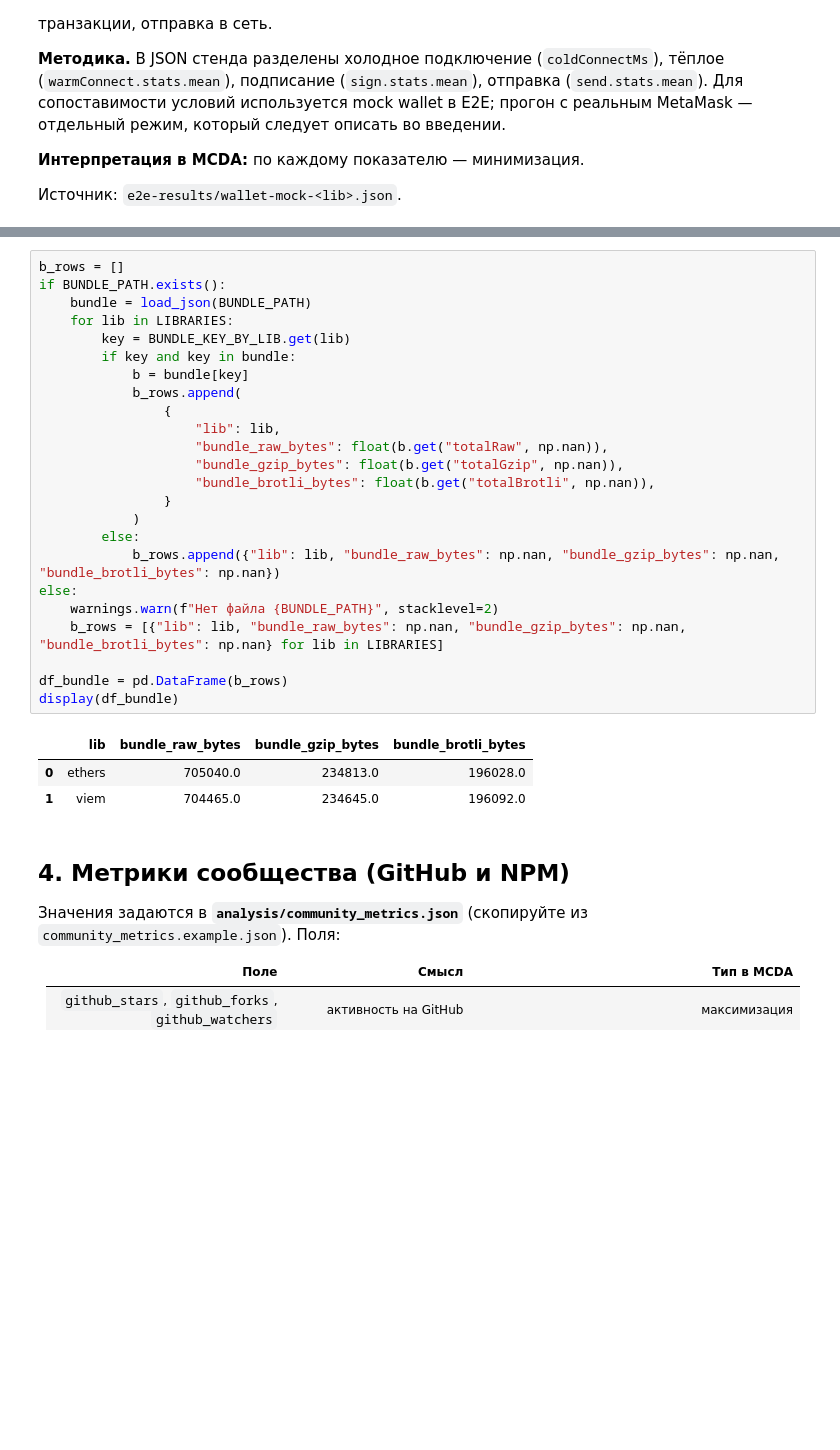
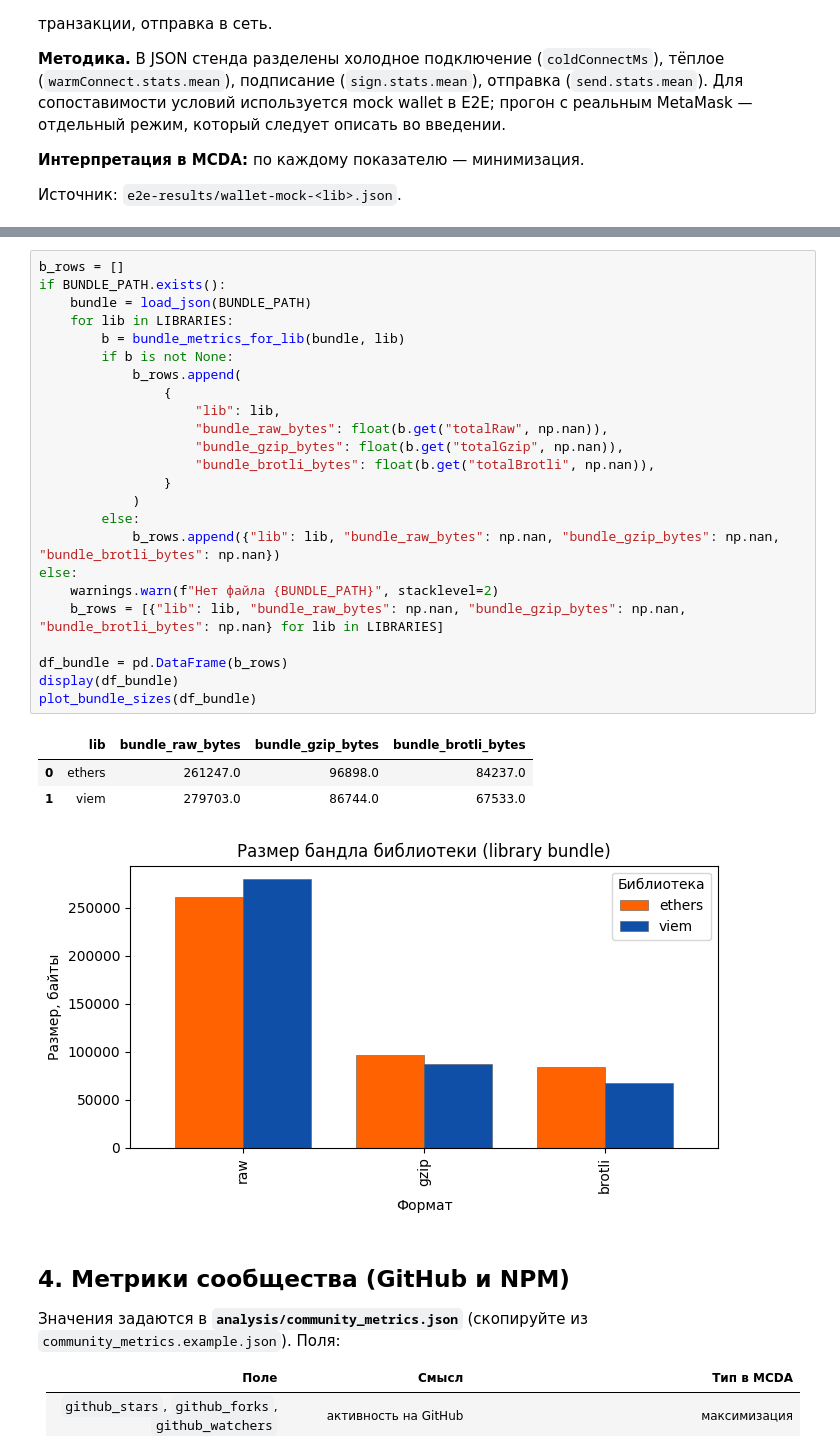
Before and after one commit to aka-Steam/web3libs, a Jupyter notebook: analysis/vkr_metrics_chapter.ipynb, the cells around one changed output, grey strips where cells are left out. Drawn from its saved outputs; the diff is of its cells as text; blank space fills up the shorter version.

Commit message:
feat: add graphics

```diff
--- a/analysis/vkr_metrics_chapter.ipynb
+++ b/analysis/vkr_metrics_chapter.ipynb
@@ -227,31 +404,32 @@ display(df_wallet)
 # %%
 b_rows = []
 if BUNDLE_PATH.exists():
     bundle = load_json(BUNDLE_PATH)
     for lib in LIBRARIES:
-        key = BUNDLE_KEY_BY_LIB.get(lib)
-        if key and key in bundle:
-            b = bundle[key]
+        b = bundle_metrics_for_lib(bundle, lib)
+        if b is not None:
             b_rows.append(
                 {
                     "lib": lib,
                     "bundle_raw_bytes": float(b.get("totalRaw", np.nan)),
                     "bundle_gzip_bytes": float(b.get("totalGzip", np.nan)),
                     "bundle_brotli_bytes": float(b.get("totalBrotli", np.nan)),
                 }
             )
         else:
             b_rows.append({"lib": lib, "bundle_raw_bytes": np.nan, "bundle_gzip_bytes": np.nan, "bundle_brotli_bytes": np.nan})
 else:
     warnings.warn(f"Нет файла {BUNDLE_PATH}", stacklevel=2)
     b_rows = [{"lib": lib, "bundle_raw_bytes": np.nan, "bundle_gzip_bytes": np.nan, "bundle_brotli_bytes": np.nan} for lib in LIBRARIES]
 
 df_bundle = pd.DataFrame(b_rows)
 display(df_bundle)
+plot_bundle_sizes(df_bundle)
 # %% [output]
 |  | lib | bundle_raw_bytes | bundle_gzip_bytes | bundle_brotli_bytes |
-| 0 | ethers | 705040.0 | 234813.0 | 196028.0 |
-| 1 | viem | 704465.0 | 234645.0 | 196092.0 |
+| 0 | ethers | 261247.0 | 96898.0 | 84237.0 |
+| 1 | viem | 279703.0 | 86744.0 | 67533.0 |
+[figure, added]
 # %% [markdown]
 ## 4. Метрики сообщества (GitHub и NPM)
 
```
Also changed, not shown: parts of 14 cells of this notebook, 2 other files.
